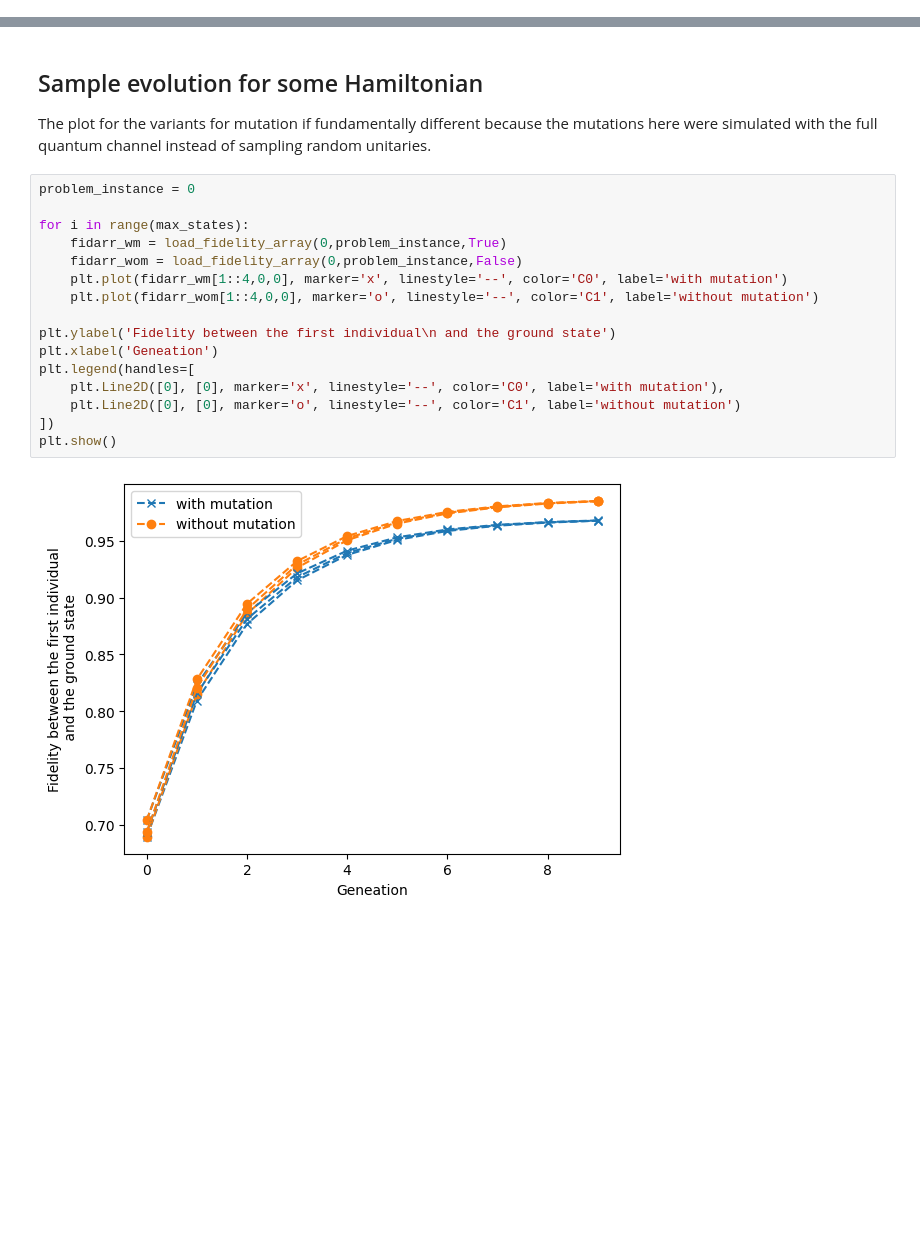
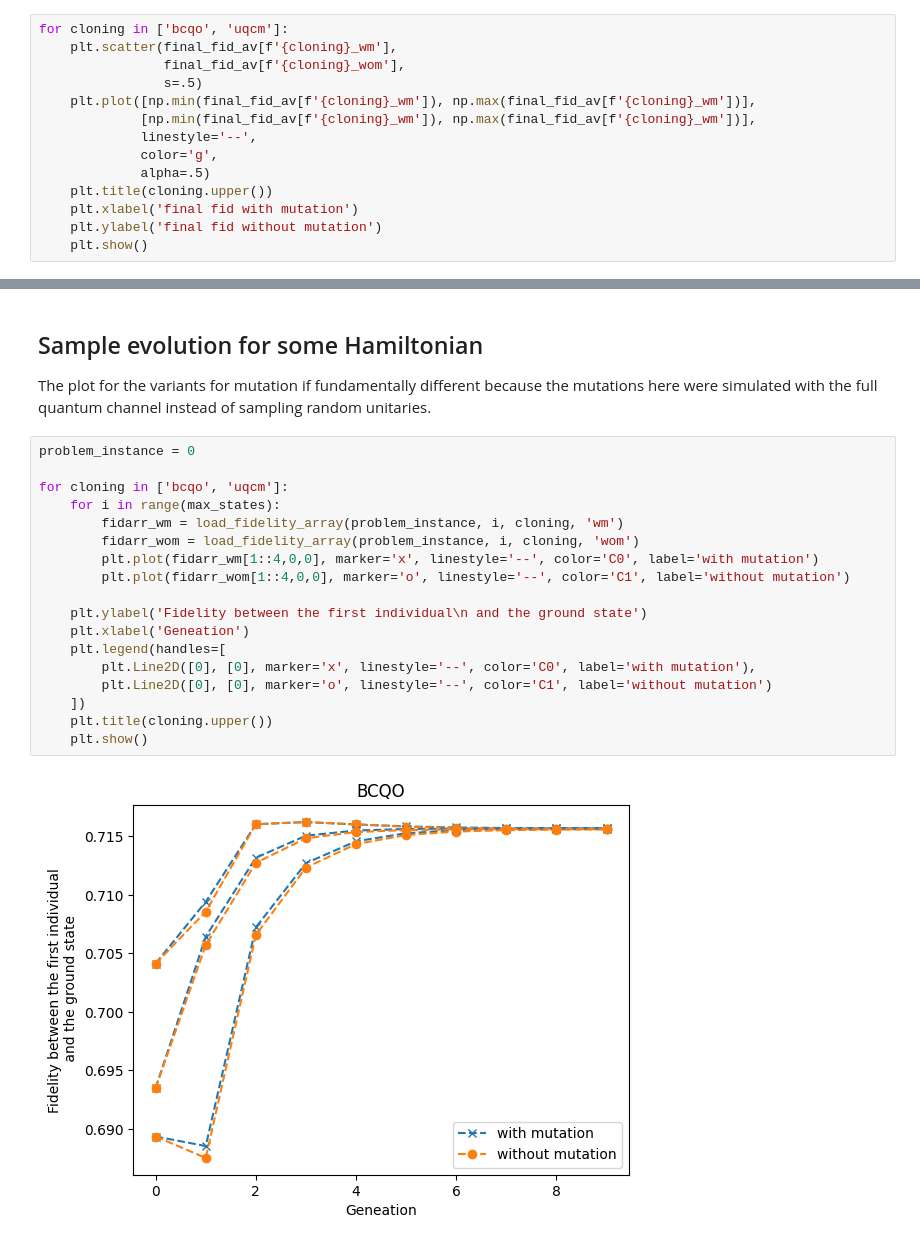
Before and after one commit to RubenIbarrondo/QGA, a Jupyter notebook: notebooks/qga_variant_analysis.ipynb, the cells around one changed output, grey strips where cells are left out. Saved outputs shown, nothing was run; the diff lists cells and outputs as text; blank space fills up the shorter version.

```diff
--- a/notebooks/qga_variant_analysis.ipynb
+++ b/notebooks/qga_variant_analysis.ipynb
@@ -94,0 +89,14 @@ Text(0, 0.5, 'final fid without mutation')
+# %%
+for cloning in ['bcqo', 'uqcm']:
+    plt.scatter(final_fid_av[f'{cloning}_wm'],
+                final_fid_av[f'{cloning}_wom'],
+                s=.5)
+    plt.plot([np.min(final_fid_av[f'{cloning}_wm']), np.max(final_fid_av[f'{cloning}_wm'])],
+             [np.min(final_fid_av[f'{cloning}_wm']), np.max(final_fid_av[f'{cloning}_wm'])],
+             linestyle='--',
+             color='g',
+             alpha=.5)
+    plt.title(cloning.upper())
+    plt.xlabel('final fid with mutation')
+    plt.ylabel('final fid without mutation')
+    plt.show()
@@ -115,18 +134,20 @@ The plot for the variants for mutation if fundamentally different because the mu
 # %%
 problem_instance = 0
 
-for i in range(max_states):
-    fidarr_wm = load_fidelity_array(0,problem_instance,True)
-    fidarr_wom = load_fidelity_array(0,problem_instance,False)
-    plt.plot(fidarr_wm[1::4,0,0], marker='x', linestyle='--', color='C0', label='with mutation')
-    plt.plot(fidarr_wom[1::4,0,0], marker='o', linestyle='--', color='C1', label='without mutation')
+for cloning in ['bcqo', 'uqcm']:
+    for i in range(max_states):
+        fidarr_wm = load_fidelity_array(problem_instance, i, cloning, 'wm')
+        fidarr_wom = load_fidelity_array(problem_instance, i, cloning, 'wom')
+        plt.plot(fidarr_wm[1::4,0,0], marker='x', linestyle='--', color='C0', label='with mutation')
+        plt.plot(fidarr_wom[1::4,0,0], marker='o', linestyle='--', color='C1', label='without mutation')
 
-plt.ylabel('Fidelity between the first individual\n and the ground state')
-plt.xlabel('Geneation')
-plt.legend(handles=[
-    plt.Line2D([0], [0], marker='x', linestyle='--', color='C0', label='with mutation'),
-    plt.Line2D([0], [0], marker='o', linestyle='--', color='C1', label='without mutation')
-])
-plt.show()
+    plt.ylabel('Fidelity between the first individual\n and the ground state')
+    plt.xlabel('Geneation')
+    plt.legend(handles=[
+        plt.Line2D([0], [0], marker='x', linestyle='--', color='C0', label='with mutation'),
+        plt.Line2D([0], [0], marker='o', linestyle='--', color='C1', label='without mutation')
+    ])
+    plt.title(cloning.upper())
+    plt.show()
 # %% [output]
-[figure, old version]
+[figure, new version]
```
Also changed, not shown: parts of 11 cells of this notebook, 1 other file.
